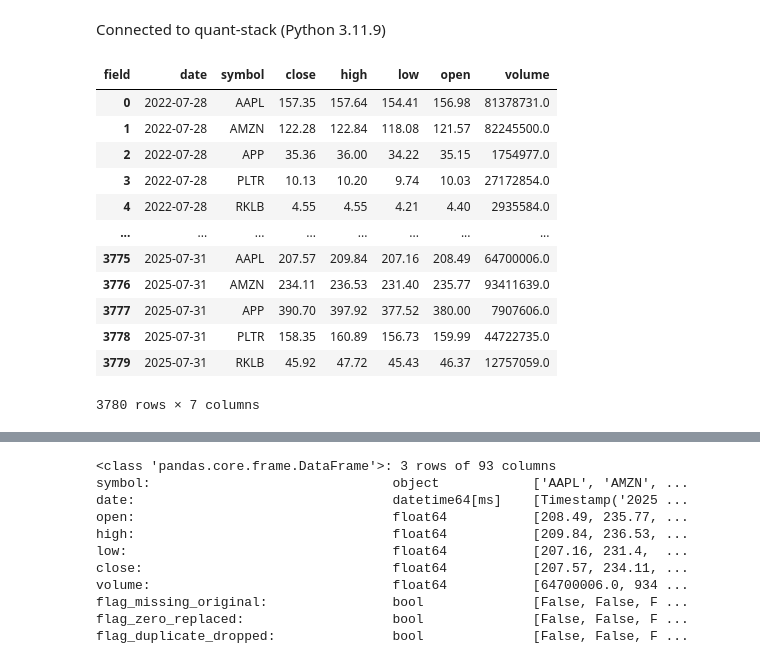
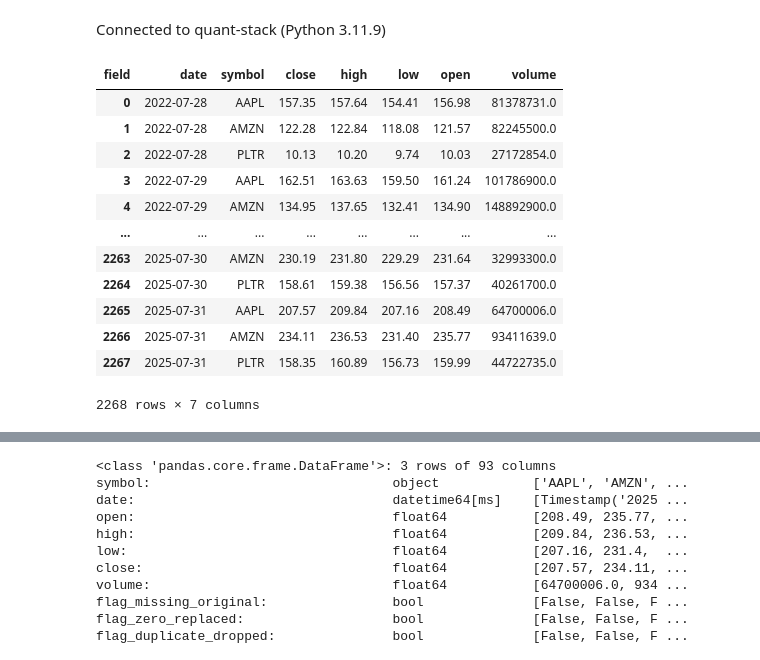
Before and after one commit to BruceBrownlee/QS-Project, a Jupyter notebook: Clinic-06/Interactive - 01_intro_to_qsresearch.py.ipynb, the cells around one changed output, grey strips where cells are left out. Drawn from its saved outputs; the diff is of its cells as text; code cells hidden in the pictures.

```diff
--- a/Clinic-06/Interactive - 01_intro_to_qsresearch.py.ipynb
+++ b/Clinic-06/Interactive - 01_intro_to_qsresearch.py.ipynb
@@ -50,37 +50,37 @@ TODAY = "2025-07-31"
 # %%
 # * Example of a typical algo trading development workflow:
 # 1. Extract Zipline Data from Zipline Bundle:
 #    - The `get_zipline_history` function retrieves historical price data from the Zipline bundle.
 #    - This data can be used for testing your functions.
 
 from qsresearch.utils.zipline import get_zipline_history
 
 # Make sure to adjust your bundle name. Symbols must be in the bundle.
 # Here we are using the `qspro_historical_prices_fmp` bundle created in Clinic #5.
 
 df = get_zipline_history(
     bundle_name="qspro_demo_historical_prices_fmp",
-    symbols=["AAPL", "APP", "RKLB", "AMZN","PLTR"], # This is a small universe for testing
+    symbols=["AAPL", "AMZN","PLTR"], # This is a small universe for testing
     end_date=TODAY,
     bar_count=252*3,  # 3 years of daily data
     frequency="1d"
 )
 
 df
 # %% [output]
 | field | date | symbol | close | high | low | open | volume |
 | 0 | 2022-07-28 | AAPL | 157.35 | 157.64 | 154.41 | 156.98 | 81378731.0 |
 | 1 | 2022-07-28 | AMZN | 122.28 | 122.84 | 118.08 | 121.57 | 82245500.0 |
-| 2 | 2022-07-28 | APP | 35.36 | 36.00 | 34.22 | 35.15 | 1754977.0 |
-| 3 | 2022-07-28 | PLTR | 10.13 | 10.20 | 9.74 | 10.03 | 27172854.0 |
-| 4 | 2022-07-28 | RKLB | 4.55 | 4.55 | 4.21 | 4.40 | 2935584.0 |
+| 2 | 2022-07-28 | PLTR | 10.13 | 10.20 | 9.74 | 10.03 | 27172854.0 |
+| 3 | 2022-07-29 | AAPL | 162.51 | 163.63 | 159.50 | 161.24 | 101786900.0 |
+| 4 | 2022-07-29 | AMZN | 134.95 | 137.65 | 132.41 | 134.90 | 148892900.0 |
 | ... | ... | ... | ... | ... | ... | ... | ... |
-| 3775 | 2025-07-31 | AAPL | 207.57 | 209.84 | 207.16 | 208.49 | 64700006.0 |
-| 3776 | 2025-07-31 | AMZN | 234.11 | 236.53 | 231.40 | 235.77 | 93411639.0 |
-| 3777 | 2025-07-31 | APP | 390.70 | 397.92 | 377.52 | 380.00 | 7907606.0 |
-| 3778 | 2025-07-31 | PLTR | 158.35 | 160.89 | 156.73 | 159.99 | 44722735.0 |
-| 3779 | 2025-07-31 | RKLB | 45.92 | 47.72 | 45.43 | 46.37 | 12757059.0 |
+| 2263 | 2025-07-30 | AMZN | 230.19 | 231.80 | 229.29 | 231.64 | 32993300.0 |
+| 2264 | 2025-07-30 | PLTR | 158.61 | 159.38 | 156.56 | 157.37 | 40261700.0 |
+| 2265 | 2025-07-31 | AAPL | 207.57 | 209.84 | 207.16 | 208.49 | 64700006.0 |
+| 2266 | 2025-07-31 | AMZN | 234.11 | 236.53 | 231.40 | 235.77 | 93411639.0 |
+| 2267 | 2025-07-31 | PLTR | 158.35 | 160.89 | 156.73 | 159.99 | 44722735.0 |
-3780 rows × 7 columns
+2268 rows × 7 columns
 # %%
 # 2. Select Universe of Stocks:
 #    - The `universe_screener` allows you to filter and select a universe
```
Also changed, not shown: parts of 7 cells of this notebook, 4 other files.
